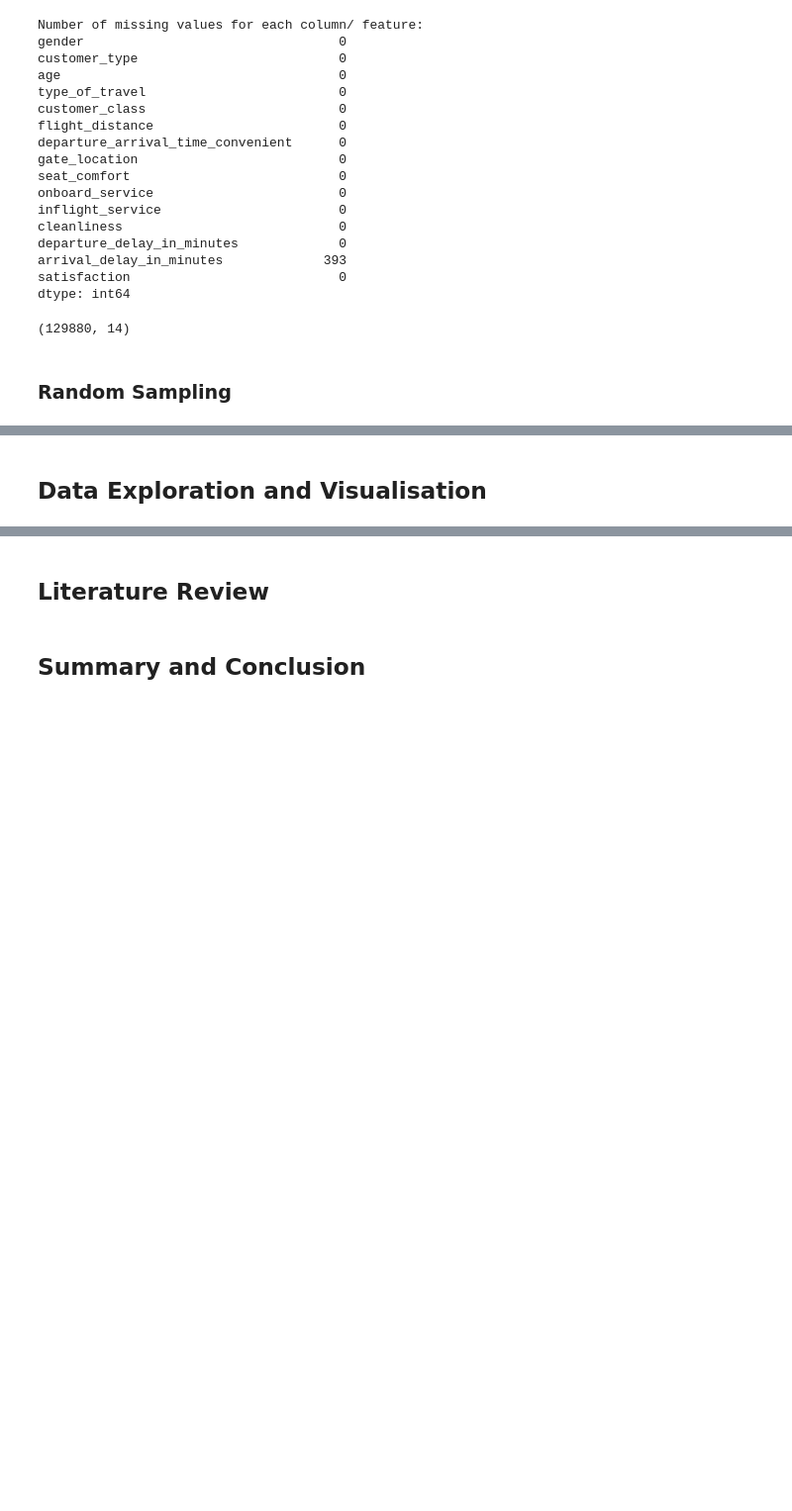
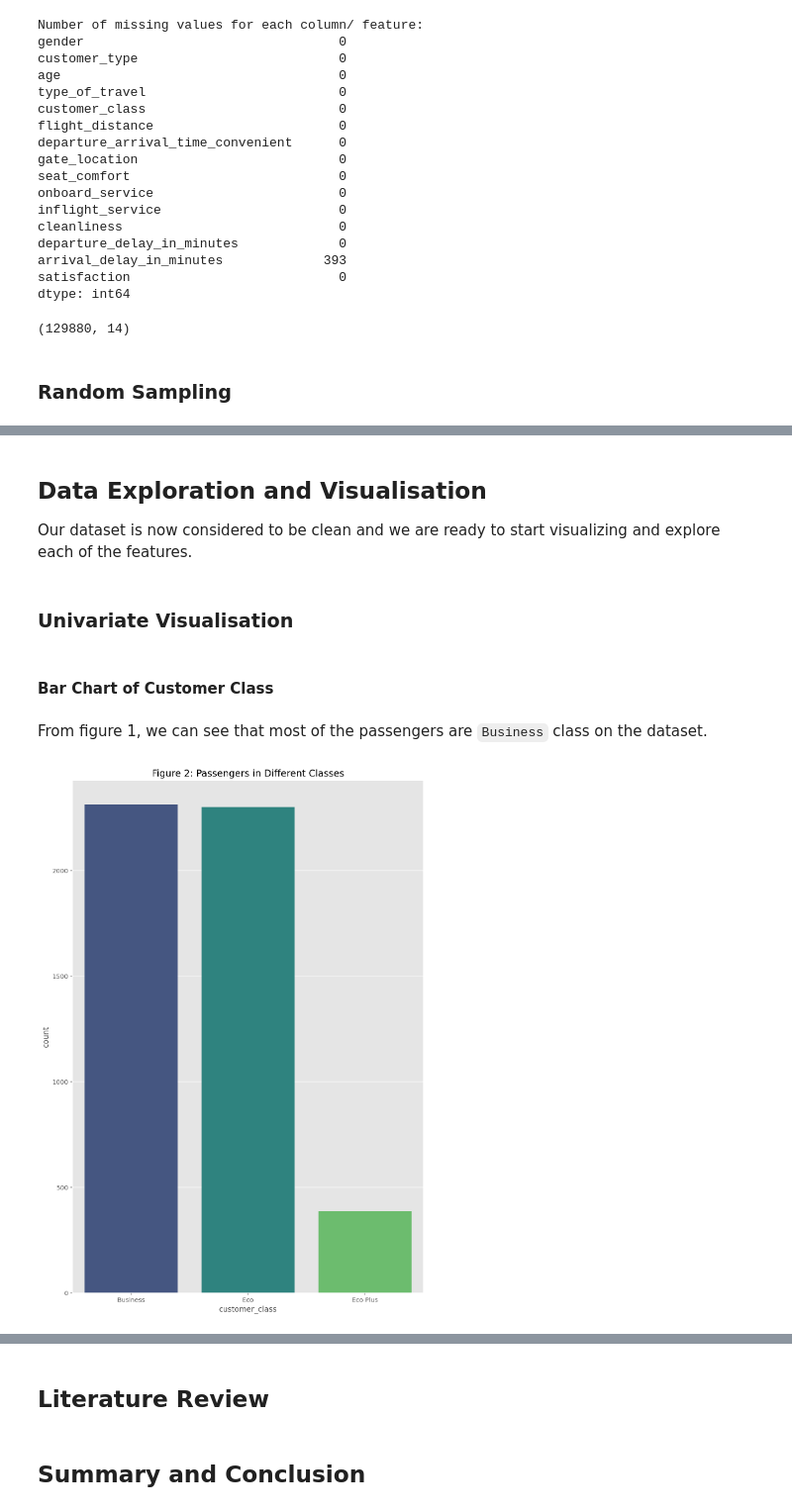
Before and after one commit to ChrisioGwaan/MC2-Phase1, a Jupyter notebook: Phase1_Group26.ipynb, the cells around one changed output, grey strips where cells are left out. Shown: that part at 99% size. Saved outputs shown, nothing was run; the diff lists cells and outputs as text; code cells hidden in the pictures; blank space fills up the shorter version.

Commit message:
Data Visualisation 85% Done

```diff
--- a/Phase1_Group26.ipynb
+++ b/Phase1_Group26.ipynb
@@ -319,0 +311,4 @@ csc.shape
+# %%
+csc = csc.sample(n=5000, random_state=999)
+csc.shape
+csc.sample(10, random_state=999)
@@ -320,2 +327,23 @@ csc.shape
 # %% [markdown]
 ## Data Exploration and Visualisation <a id='Exploration_And_Visualisation'></a>
+Our dataset is now considered to be clean and we are ready to start visualizing and explore each of the features.
+# %%
+import matplotlib.pyplot as plt
+import seaborn as sns
+%matplotlib inline
+%config InlineBackend.figure_format = 'retina'
+plt.style.use("ggplot")
+# %% [markdown]
+### Univariate Visualisation
+# %% [markdown]
+#### Bar Chart  of Customer Class
+# %% [markdown]
+From figure 1, we can see that most of the passengers are `Business` class on the dataset.
+# %%
+plt.figure(figsize = (10,15))
+fig_1 = sns.countplot(x = 'customer_class', data = csc, palette = 'viridis',
+                    order = csc['customer_class'].value_counts().index)
+fig_1 = plt.title('Figure 2: Passengers in Different Classes', fontsize = 15)
+plt.show()
+# %% [output]
+[figure, added]
```
Also changed, not shown: parts of 20 cells of this notebook.
